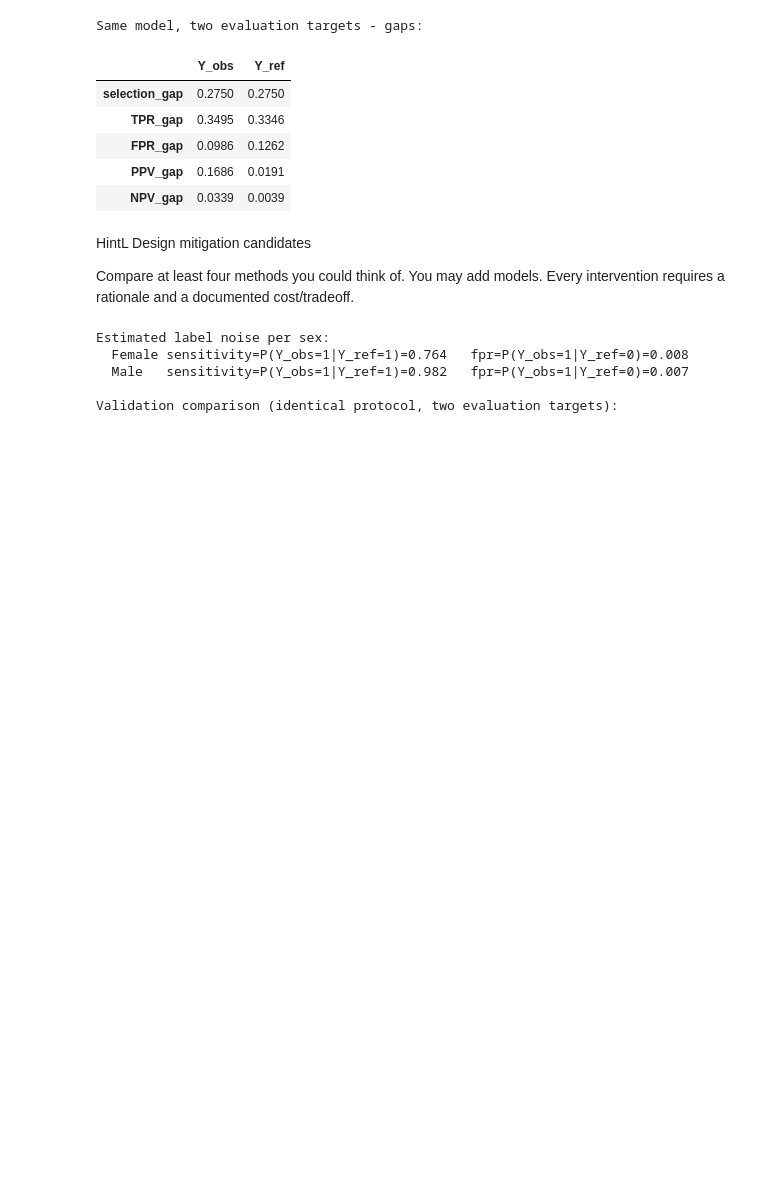
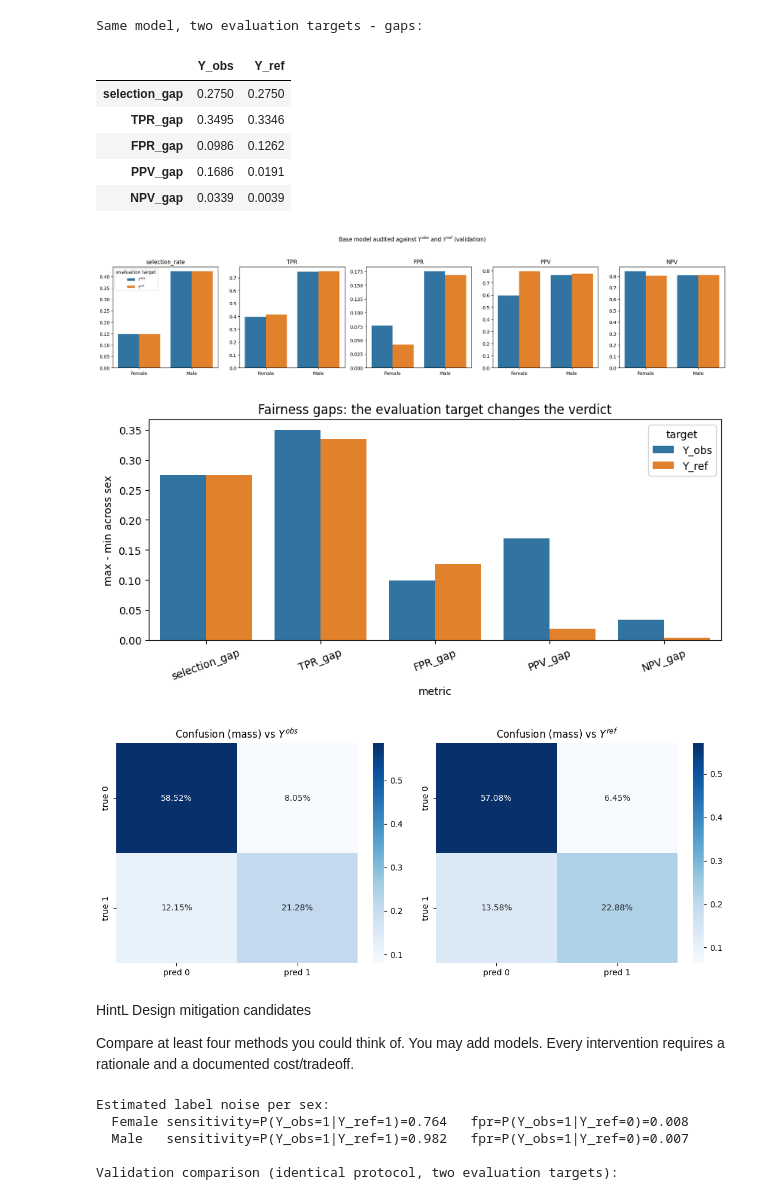
Before and after one commit to MagicBOTAlex/optim, a Jupyter notebook: RAI/project1/Week3_Mitigation_Reference_Evaluation.ipynb, the cells around one changed output. Cells and saved outputs as stored; diff of their text form; code cells hidden in the pictures; blank space fills up the shorter version.

```diff
--- a/RAI/project1/Week3_Mitigation_Reference_Evaluation.ipynb
+++ b/RAI/project1/Week3_Mitigation_Reference_Evaluation.ipynb
@@ -329,6 +410,57 @@ Same model, two evaluation targets - gaps:
 | FPR_gap | 0.0986 | 0.1262 |
 | PPV_gap | 0.1686 | 0.0191 |
 | NPV_gap | 0.0339 | 0.0039 |
+# %%
+# --- Same decisions, two evaluation targets: where do the conclusions flip? ----
+metric_names = ["selection_rate", "TPR", "FPR", "PPV", "NPV"]
+plot_rows = []
+for target, yt in [("$Y^{obs}$", y_obs_val), ("$Y^{ref}$", y_ref_val)]:
+    gm = group_metrics(yt, val_pred, A_val)
+    for metric in metric_names:
+        for g_ in gm.index:
+            plot_rows.append({"target": target, "metric": metric,
+                              "sex": g_, "value": gm.loc[g_, metric]})
+metric_df = pd.DataFrame(plot_rows)
+
+fig, axes = plt.subplots(1, len(metric_names), figsize=(19, 4.2))
+for ax, metric in zip(axes, metric_names):
+    sub = metric_df[metric_df["metric"] == metric]
+    sns.barplot(data=sub, x="sex", y="value", hue="target", ax=ax)
+    ax.set_title(metric)
+    ax.set_xlabel("")
+    ax.set_ylabel("")
+    if ax.legend_:
+        ax.legend_.remove()
+axes[0].legend(title="evaluation target", fontsize=8)
+plt.suptitle("Base model audited against $Y^{obs}$ and $Y^{ref}$ (validation)", y=1.04)
+plt.tight_layout()
+plt.show()
+
+# The gaps themselves, side by side
+audit_long = audit.reset_index().melt(id_vars="index", var_name="target",
+                                      value_name="gap")
+audit_long.columns = ["metric", "target", "gap"]
+fig, ax = plt.subplots(figsize=(8.5, 4.2))
+sns.barplot(data=audit_long, x="metric", y="gap", hue="target", ax=ax)
+ax.set_title("Fairness gaps: the evaluation target changes the verdict")
+ax.set_ylabel("max - min across sex")
+ax.tick_params(axis="x", rotation=20)
+plt.tight_layout()
+plt.show()
+
+# Confusion matrices under each target make the mechanism concrete
+fig, axes = plt.subplots(1, 2, figsize=(11, 4.5))
+for ax, (target, yt) in zip(axes, [("$Y^{obs}$", y_obs_val), ("$Y^{ref}$", y_ref_val)]):
+    cm = confusion_matrix(yt, val_pred, labels=[0, 1], normalize="all")
+    sns.heatmap(cm, annot=True, fmt=".2%", cmap="Blues", ax=ax,
+                xticklabels=["pred 0", "pred 1"], yticklabels=["true 0", "true 1"])
+    ax.set_title(f"Confusion (mass) vs {target}")
+plt.tight_layout()
+plt.show()
+# %% [output]
+[figure, added]
+[figure, added]
+[figure, added]
 # %% [markdown]
 HintL Design mitigation candidates
 
```
Also changed, not shown: parts of 8 cells of this notebook, 1 other file.
